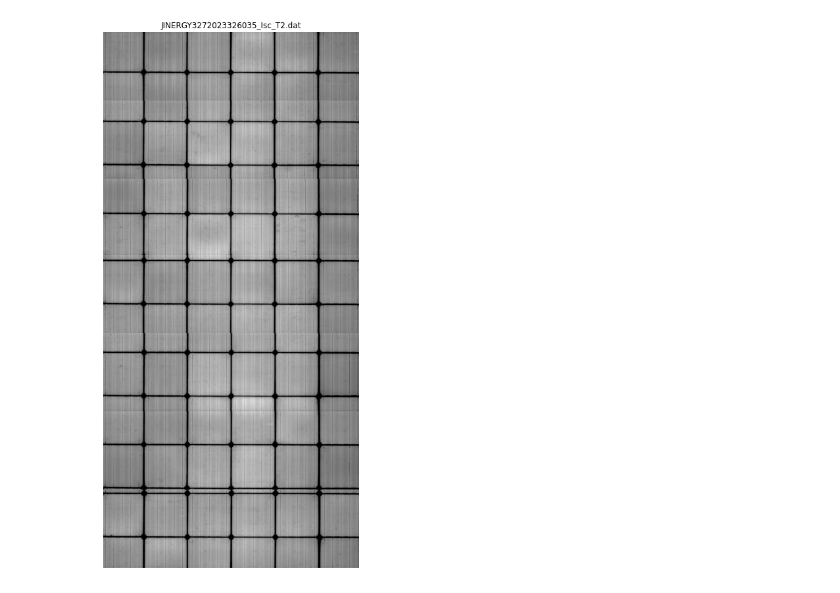
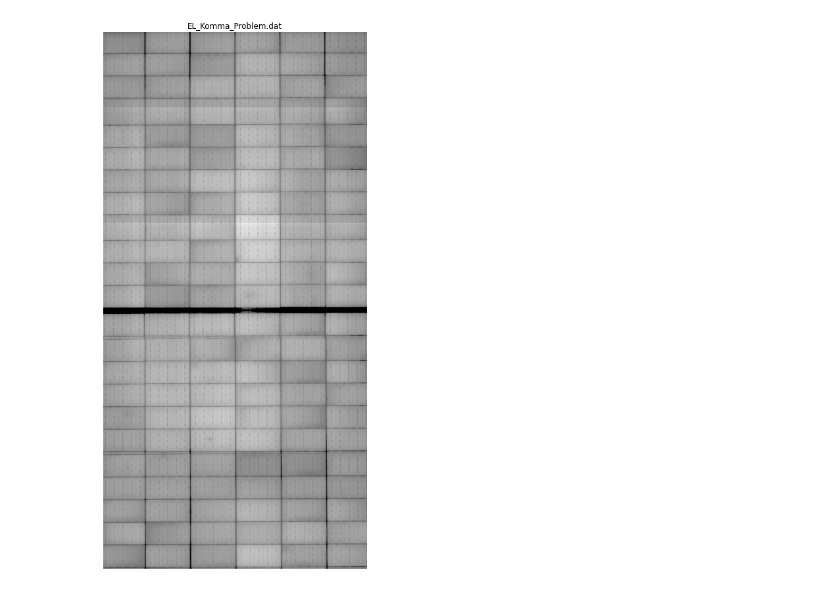
Before and after one commit to Bertin-fap/PVcharacterization, a Jupyter notebook: Module_image.ipynb, the cells around one changed output. Drawn from its saved outputs; the diff is of its cells as text; code cells hidden in the pictures.

```diff
--- a/Module_image.ipynb
+++ b/Module_image.ipynb
@@ -20,8 +20,9 @@ import PVcharacterization_Utils as pv
 file_names = ["SERAPHIM-EM-0640_Isc_ap500hXDH.dat",
               "JINERGY3272023326035_Isc_T2.dat",
               "JINERGY3272023326035_Isc_T1.dat",
+              "EL_Komma_Problem.dat"
               ]
-file_name = file_names[1]
+file_name = file_names[3]
 
 file = pv.DEFAULT_DIR / Path("PVcharacterization_files") / Path(file_name)
 
@@ -29,7 +30,7 @@ borne_sup = np.Inf
 borne_inf = 800
 filter_image = False
 
-electrolum = pv.read_electolum_file(file,pack=True)
+electrolum = pv.read_electolum_file(file,pack=False)
 
 if len(electrolum.image) > 1:
     fig = plt.figure(figsize=(16,12))
@@ -100,32 +181,33 @@ import PVcharacterization_Utils as pv
 NCOLS_SUPPRESS = 10 # Number of columns supressed for the image plotting
 
 # Reads, crops and stitches the set of electroluminesence images acquired with greateyes camera
 file_names = ["SERAPHIM-EM-0640_Isc_ap500hXDH.dat",
               "JINERGY3272023326035_Isc_T2.dat",
               "JINERGY3272023326035_Isc_T1.dat",
+              "EL_Komma_Problem.dat"
               ]
-file_name = file_names[1]
+file_name = file_names[3]
 
 file = pv.DEFAULT_DIR / Path("PVcharacterization_files") / Path(file_name)
 
 croped_image = pv.crop_image(file)
 
 # Plots the image throwing away the NCOLS_SUPPRESS first columns
 fig,axe = plt.subplots(1,1,figsize=(15,15))
 axe.imshow(croped_image[:,NCOLS_SUPPRESS:],
            cmap='gray',
            interpolation=None)
 for axis in ['top','bottom','left','right']:
             axe.spines[axis].set_linewidth(0)
 axe.set_xticklabels([])
 axe.set_yticklabels([])
 axe.set_xticks([])
 axe.set_yticks([])
 plt.title(file_name)
 
 # Dumps the image in Gwyddion Simple Field Files format
 file_gsf = os.path.splitext(file_name)[0] + '_full.gsf'
 file = pv.DEFAULT_DIR / Path("PVcharacterization_files") / Path(file_gsf)
 pv.py2gwyddion(croped_image, file)
 # %% [output]
-[figure, old version]
+[figure, new version]
```
Also changed, not shown: parts of 5 cells of this notebook, 6 other files.
